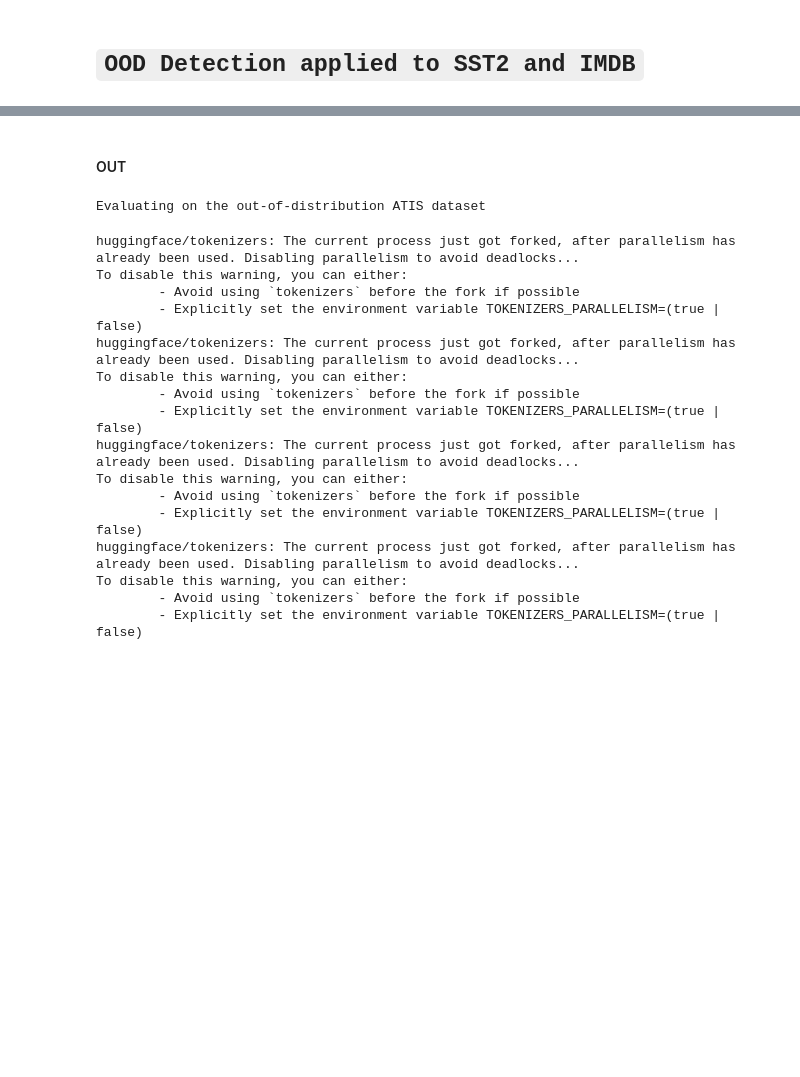
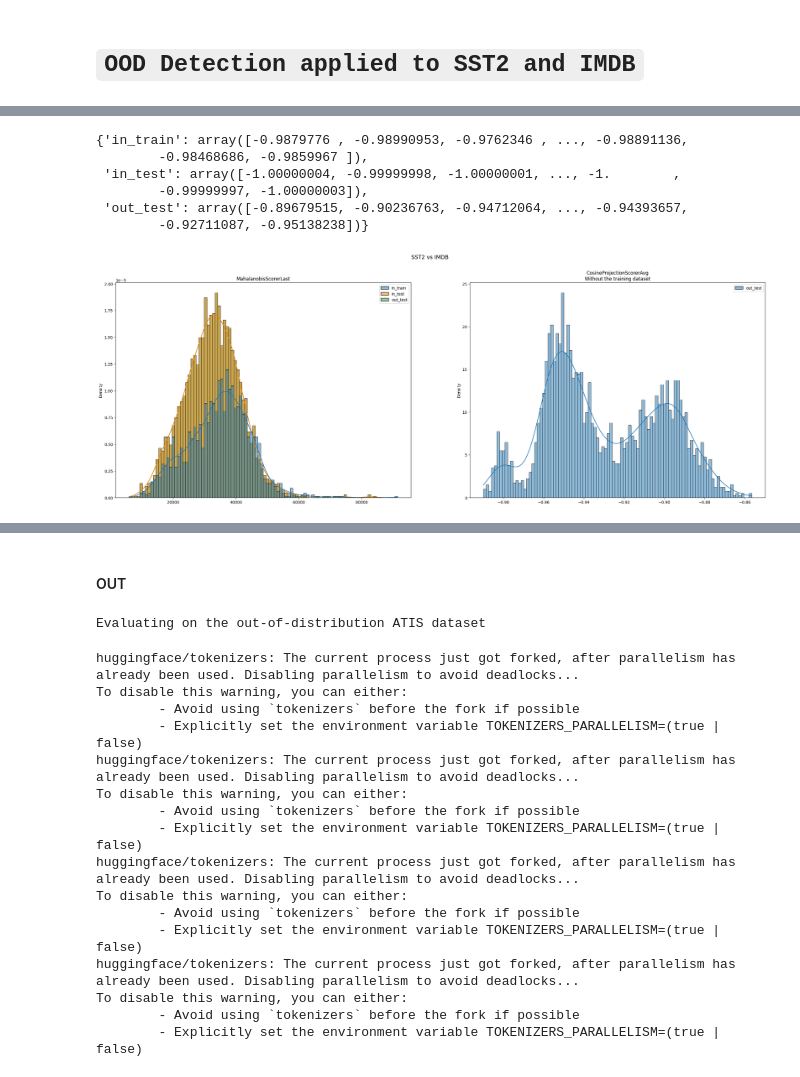
Before and after one commit to joevincentgaltie/OOD_Detection_ENSAE, a Jupyter notebook: notebook2.ipynb, the cells around one changed output, grey strips where cells are left out. Drawn from its saved outputs; the diff is of its cells as text; code cells hidden in the pictures; blank space fills up the shorter version.

```diff
--- a/notebook2.ipynb
+++ b/notebook2.ipynb
@@ -420,0 +484,2 @@ with open(file_path, "rb") as f:
+# %%
+records = {"in_train": records_in_test, "in_test": records_in_train, "out_test" : records_out_test}
@@ -420,0 +500,54 @@ with open(file_path, "rb") as f:
+# %%
+for record_type, records_ in records.items():
+    # average CosineProjectionScorer over all hidden layers
+    records[record_type]["CosineProjectionScorerAvg"] = average_scorer_per_layer(records_, "CosineProjectionScorer")
+# %%
+scorer_names = [ "MahalanobisScorerLast", "CosineProjectionScorerAvg"]
+
+all_scores = { scorer: { record_type: records[record_type][scorer] for record_type in records.keys()} for scorer in scorer_names}
+# %%
+all_scores["CosineProjectionScorerAvg"]
+# %% [output]
+{'in_train': array([-0.9879776 , -0.98990953, -0.9762346 , ..., -0.98891136,
+        -0.98468686, -0.9859967 ]),
+ 'in_test': array([-1.00000004, -0.99999998, -1.00000001, ..., -1.        ,
+        -0.99999997, -1.00000003]),
+ 'out_test': array([-0.89679515, -0.90236763, -0.94712064, ..., -0.94393657,
+        -0.92711087, -0.95138238])}
+# %%
+def plot_scorer_distrib(
+    scorer: str,
+    records: List,
+    datasets_names: List,
+    ax: Axes,
+    density: bool
+  ):
+
+    for ele in datasets_names:
+        if ele not in ["in_test","out_test"]:
+          raise ValueError(f"{ele} not in {in_train / in_test}.")
+
+    tmp =pd.concat([pd.DataFrame(records['in_train']),pd.DataFrame(records['in_test']),pd.DataFrame(records['out_test'])], axis=1)
+    tmp.columns = ["in_train","in_test","out_test"]
+    title = scorer
+
+    if "CosineProjectionScorer" in scorer and "in_train" in tmp.columns:
+        tmp = tmp.drop(labels=["in_train","in_test"], axis=1)
+        title += "\nWithout the training dataset"
+
+    if density:
+        args = {"stat": "density", "kde": True}
+    else:
+        args = {}
+
+    sns.histplot(data=tmp, ax=ax, bins=100, **args)
+
+    ax.set_title(title)
+# %%
+fig, axes = plt.subplots(ncols=2, nrows=1, figsize=(30, 10))
+fig.suptitle("SST2 vs IMDB", size=14)
+
+for (scorer, records), ax in zip(all_scores.items(), axes.flatten()):
+    plot_scorer_distrib(scorer, records, datasets_names=["in_test","out_test"], ax=ax, density=True);
+# %% [output]
+[figure, added]
```
Also changed, not shown: parts of 103 cells of this notebook.
